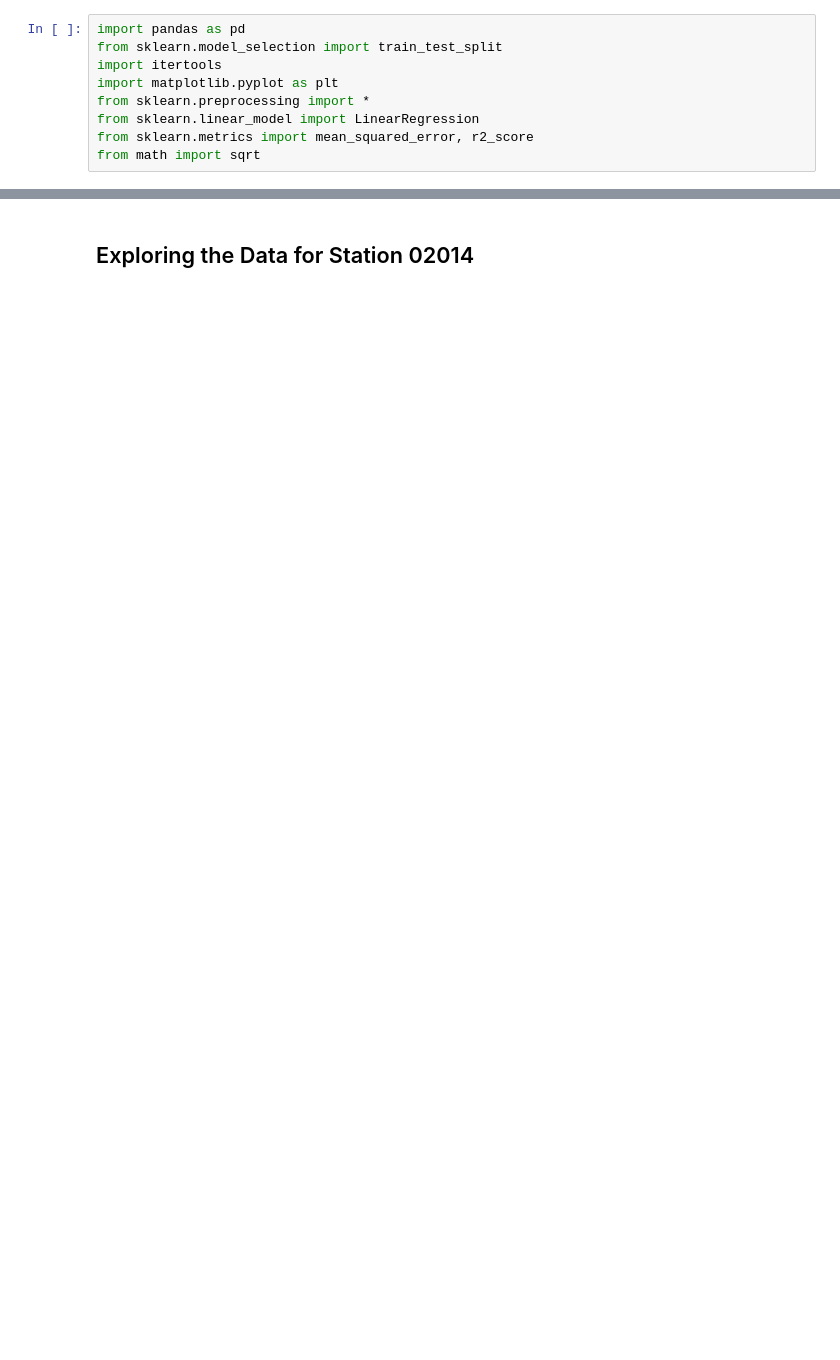
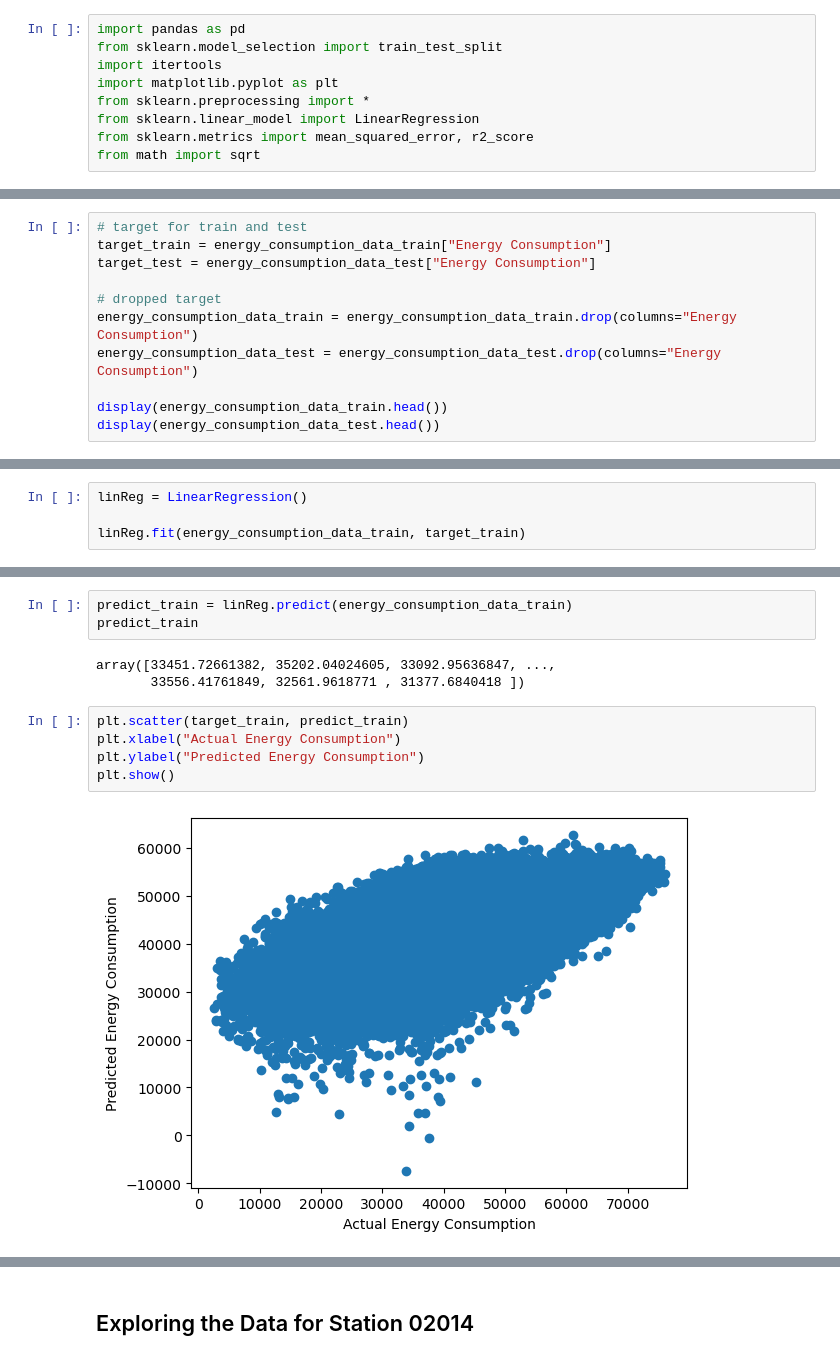
Before and after one commit to maxlautenbach/data-quadrat, a Jupyter notebook: LinearRegression.ipynb, the cells around one changed output, grey strips where cells are left out. Saved outputs shown, nothing was run; the diff lists cells and outputs as text; blank space fills up the shorter version.

Commit message:
Linear Reg new -> Polynomial will follow as well as Lasso

```diff
--- a/LinearRegression.ipynb
+++ b/LinearRegression.ipynb
@@ -20,3 +20,14 @@ energy_consumption_data_train.head()
 | 2015-02-20 12:00:00 | 0.350515 | 0.016667 | 0.454212 | 0.0 | ... |
 | 2015-02-20 13:00:00 | 0.412371 | 0.050000 | 0.459707 | 0.0 | ... |
 | 2015-02-20 14:00:00 | 0.319588 | 0.016667 | 0.459707 | 0.0 | ... |
+# %%
+# target for train and test
+target_train = energy_consumption_data_train["Energy Consumption"]
+target_test = energy_consumption_data_test["Energy Consumption"]
+
+# dropped target
+energy_consumption_data_train = energy_consumption_data_train.drop(columns="Energy Consumption")
+energy_consumption_data_test = energy_consumption_data_test.drop(columns="Energy Consumption")
+
+display(energy_consumption_data_train.head())
+display(energy_consumption_data_test.head())
@@ -22,0 +49,4 @@ energy_consumption_data_train.head()
+# %%
+linReg = LinearRegression()
+
+linReg.fit(energy_consumption_data_train, target_train)
@@ -22,0 +64,13 @@ energy_consumption_data_train.head()
+# %%
+predict_train = linReg.predict(energy_consumption_data_train)
+predict_train
+# %% [output]
+array([33451.72661382, 35202.04024605, 33092.95636847, ...,
+       33556.41761849, 32561.9618771 , 31377.6840418 ])
+# %%
+plt.scatter(target_train, predict_train)
+plt.xlabel("Actual Energy Consumption")
+plt.ylabel("Predicted Energy Consumption")
+plt.show()
+# %% [output]
+[figure, added]
```
Also changed, not shown: parts of 15 cells of this notebook.
